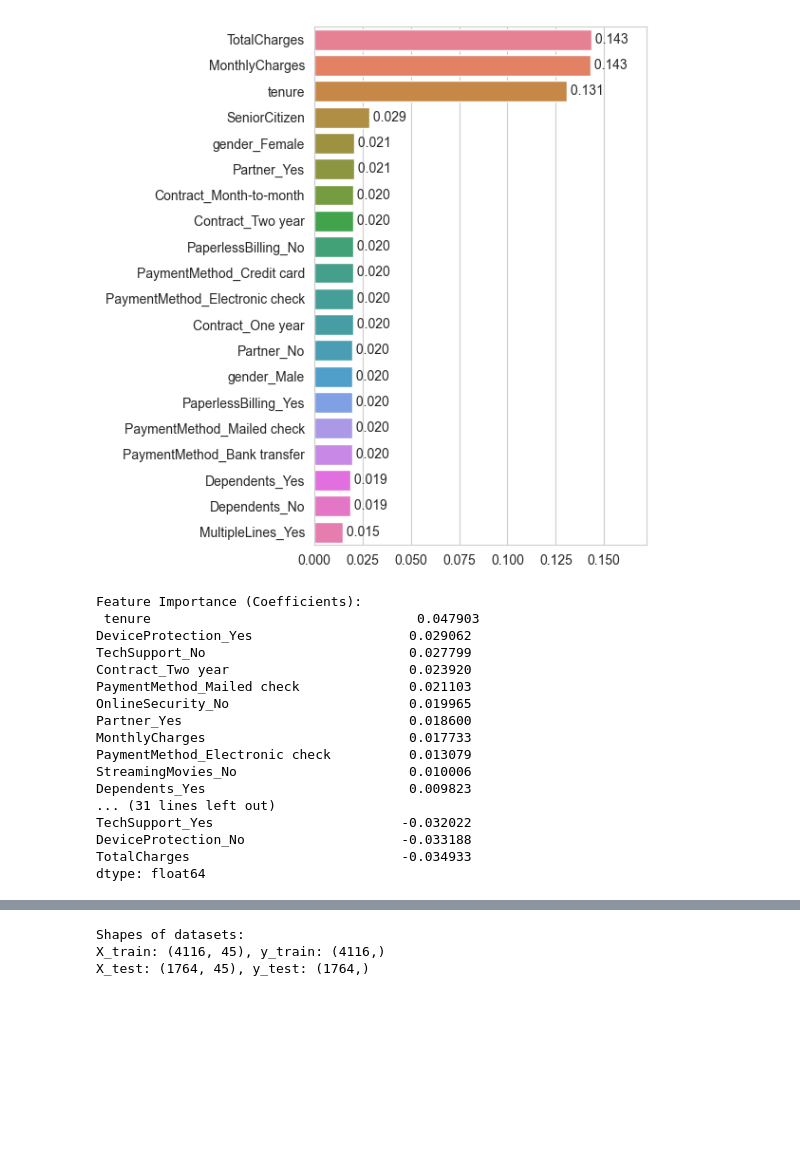
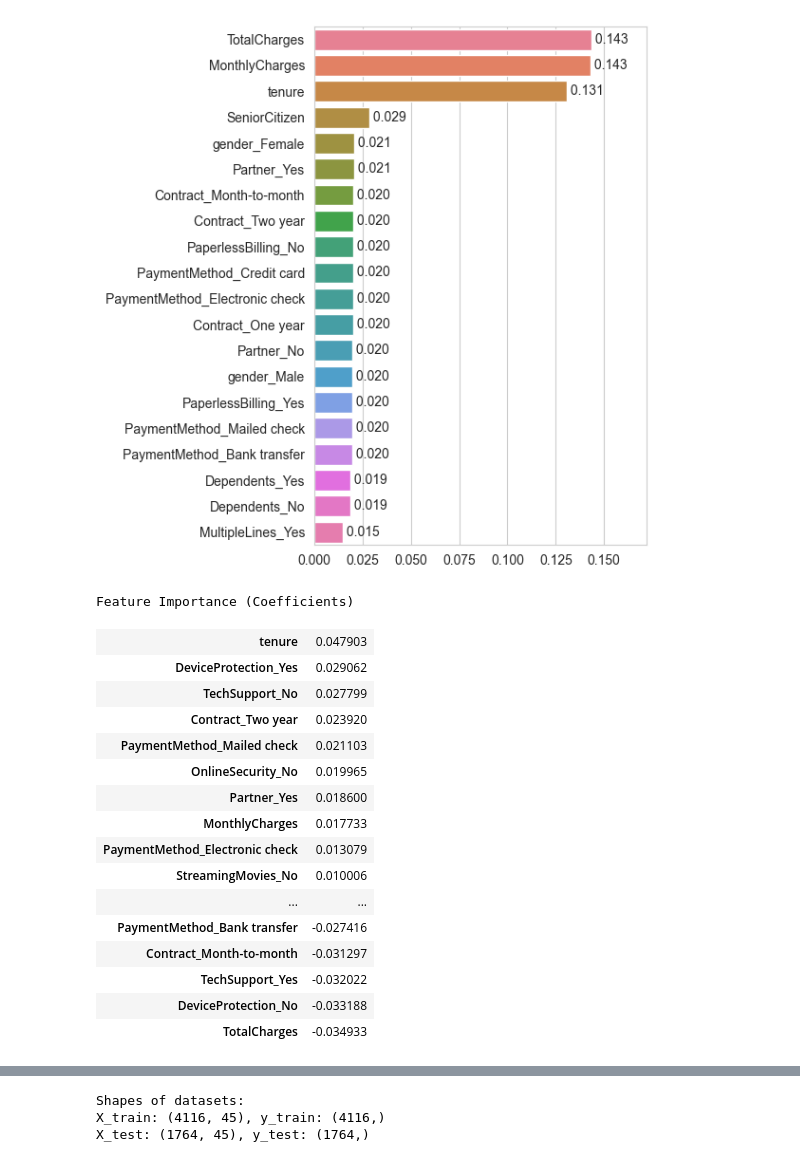
Before and after one commit to huixincai/customer-churn-analysis, a Jupyter notebook: Customer-churn-Analysis.ipynb, the cells around one changed output, grey strips where cells are left out. Drawn from its saved outputs; the diff is of its cells as text; code cells hidden in the pictures; blank space fills up the shorter version.

```diff
--- a/Customer-churn-Analysis.ipynb
+++ b/Customer-churn-Analysis.ipynb
@@ -548,26 +548,26 @@ plt.show()
 # %%
 # Feature importances for Logistic Regression Model
 coefficients = modellr.coef_[0]
 feature_importance = pd.Series(coefficients, index=X.columns).sort_values(ascending=False)
-print("Feature Importance (Coefficients):\n", feature_importance)
+pd.DataFrame(feature_importance).style.set_caption("<h3>Feature Importance (Coefficients)").hide(axis=1).bar()
 # %% [output]
-Feature Importance (Coefficients):
- tenure                                  0.047903
-DeviceProtection_Yes                    0.029062
-TechSupport_No                          0.027799
-Contract_Two year                       0.023920
-PaymentMethod_Mailed check              0.021103
-OnlineSecurity_No                       0.019965
-Partner_Yes                             0.018600
-MonthlyCharges                          0.017733
-PaymentMethod_Electronic check          0.013079
-StreamingMovies_No                      0.010006
-Dependents_Yes                          0.009823
-... (31 lines left out)
-TechSupport_Yes                        -0.032022
-DeviceProtection_No                    -0.033188
-TotalCharges                           -0.034933
-dtype: float64
+Feature Importance (Coefficients)
+| tenure | 0.047903 |
+| DeviceProtection_Yes | 0.029062 |
+| TechSupport_No | 0.027799 |
+| Contract_Two year | 0.023920 |
+| PaymentMethod_Mailed check | 0.021103 |
+| OnlineSecurity_No | 0.019965 |
+| Partner_Yes | 0.018600 |
+| MonthlyCharges | 0.017733 |
+| PaymentMethod_Electronic check | 0.013079 |
+| StreamingMovies_No | 0.010006 |
+| ... | ... |
+| PaymentMethod_Bank transfer | -0.027416 |
+| Contract_Month-to-month | -0.031297 |
+| TechSupport_Yes | -0.032022 |
+| DeviceProtection_No | -0.033188 |
+| TotalCharges | -0.034933 |
 # %%
 # Encode Features to improve model accuracy
 # Separate features (X) and target variable (y)
```
Also changed, not shown: parts of 7 cells of this notebook.
